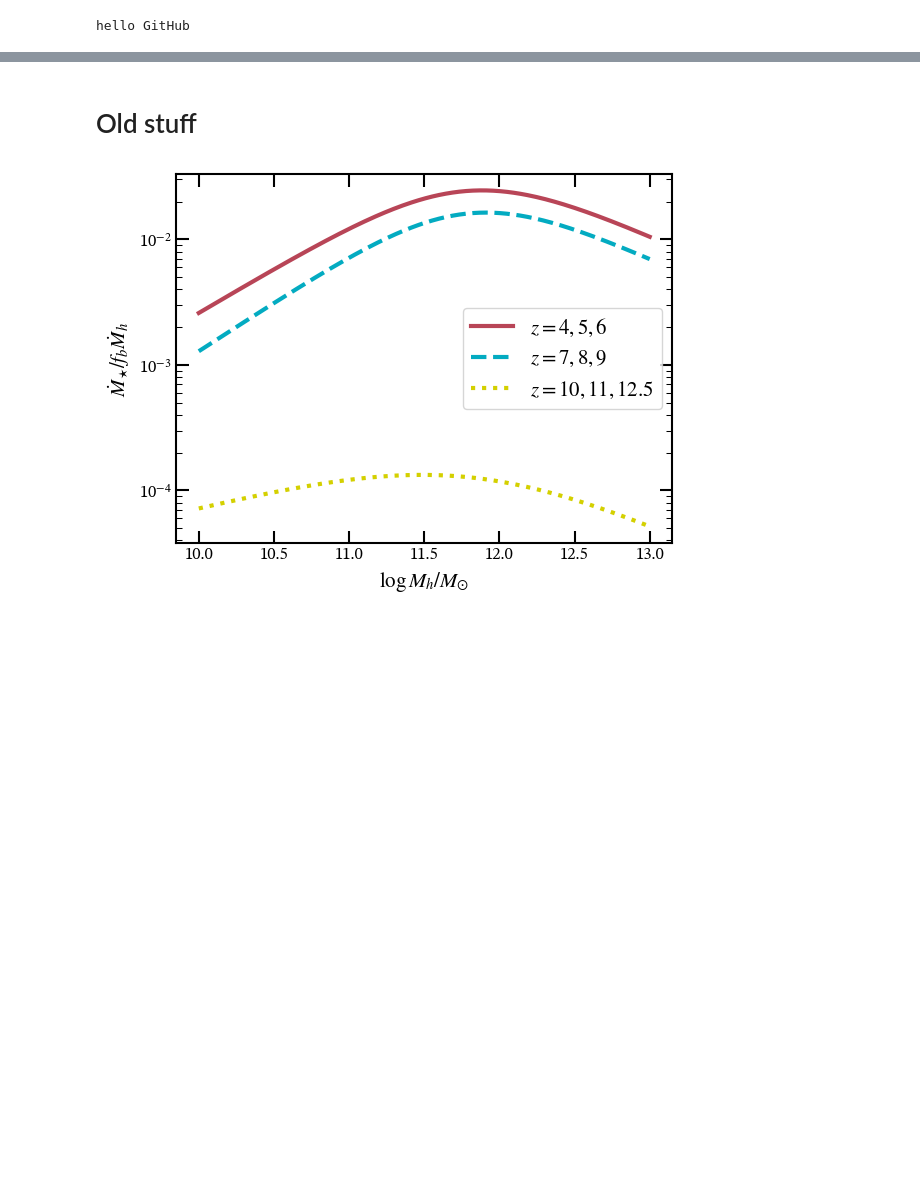
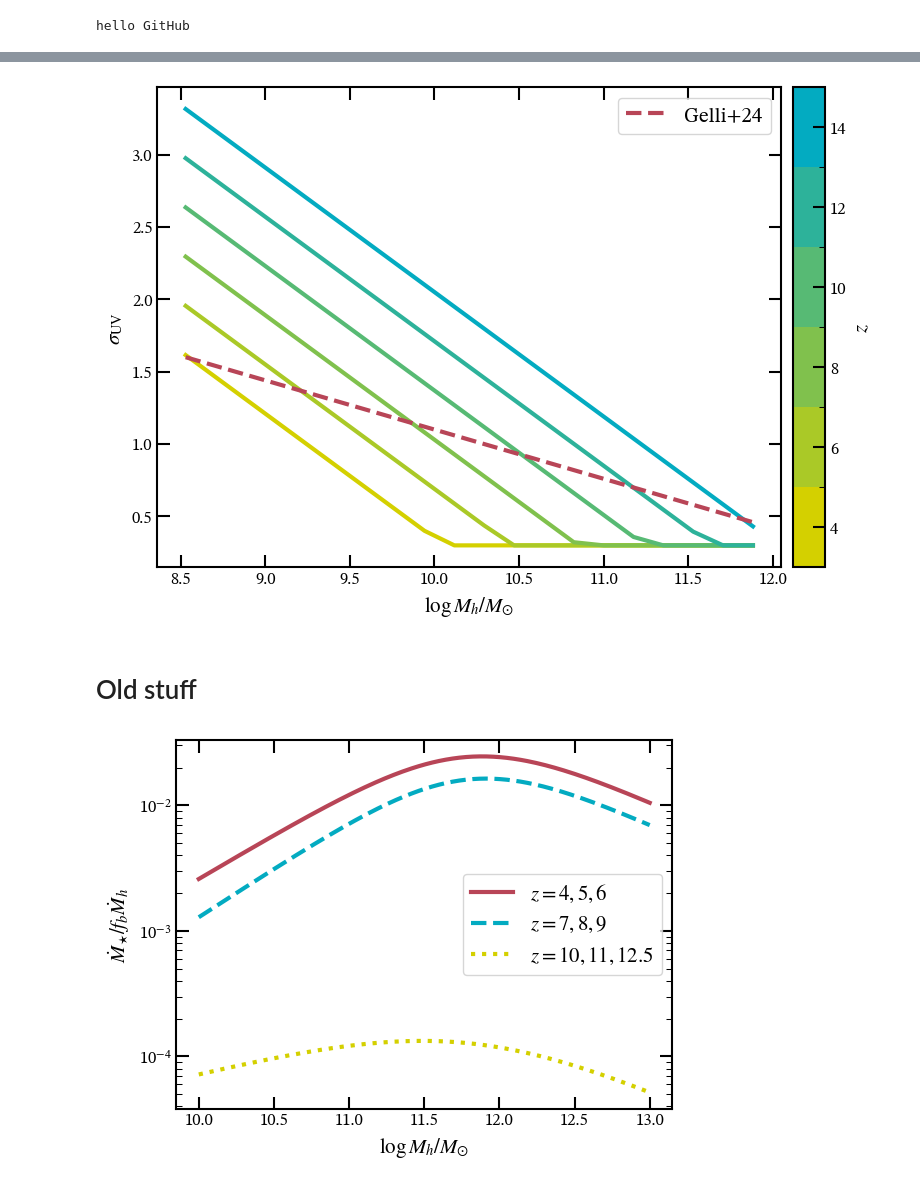
Before and after one commit to ebregou/modeling_stochasticity, a Jupyter notebook: notebooks/visualize_results.ipynb, the cells around one changed output, grey strips where cells are left out. Saved outputs shown, nothing was run; the diff lists cells and outputs as text; code cells hidden in the pictures; blank space fills up the shorter version.

```diff
--- a/notebooks/visualize_results.ipynb
+++ b/notebooks/visualize_results.ipynb
@@ -408,0 +628,4 @@ hello GitHub
+# %%
+sigMh_fig = eplots.sigma_Mh(my_UVLF, best_fit)
+# %% [output]
+[figure, added]
```
Also changed, not shown: parts of 26 cells of this notebook, 11 other files.
